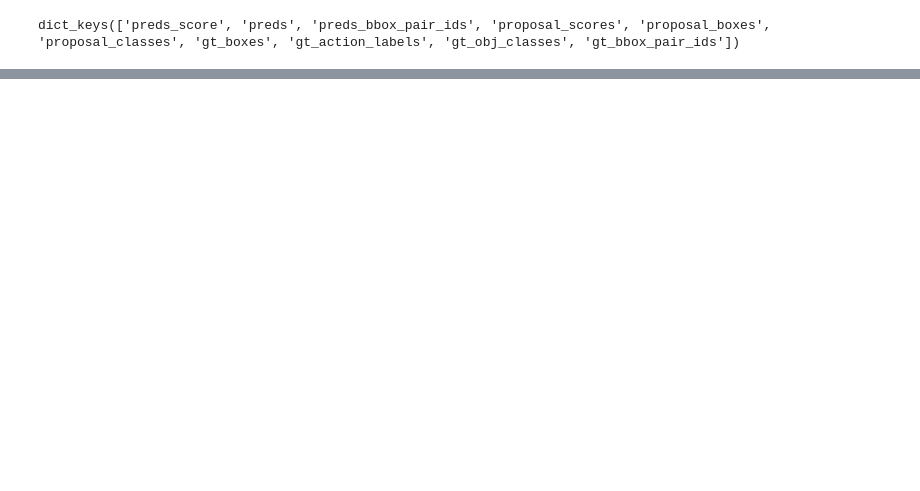
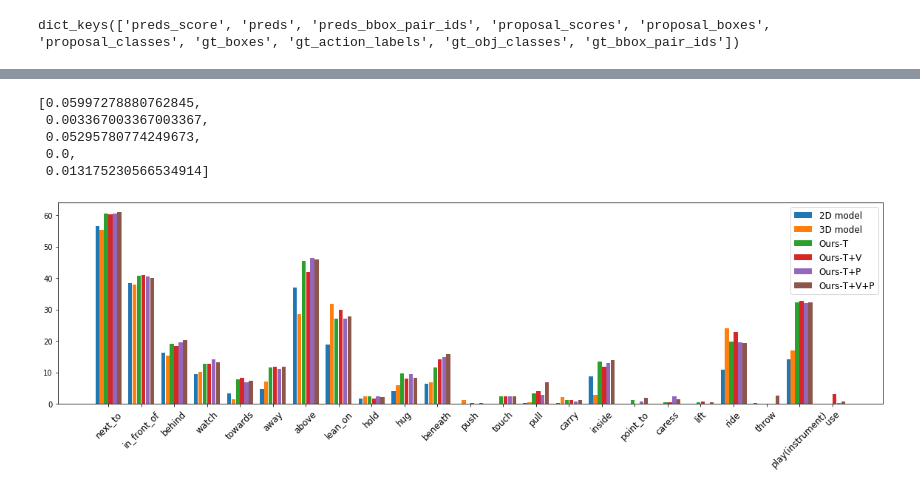
Before and after one commit to coldmanck/VidHOI, a Jupyter notebook: vidor_eval.ipynb, the cells around one changed output, grey strips where cells are left out. Cells and saved outputs as stored; diff of their text form; code cells hidden in the pictures; blank space fills up the shorter version.

```diff
--- a/vidor_eval.ipynb
+++ b/vidor_eval.ipynb
@@ -579,0 +1155,8 @@ lick: 0.000000 (0.541871%)
+# %%
+slowfast_example_mAPs_new
+# %% [output]
+[0.05997278880762845,
+ 0.003367003367003367,
+ 0.05295780774249673,
+ 0.0,
+ 0.013175230566534914]
@@ -579,0 +1201,20 @@ lick: 0.000000 (0.541871%)
+# %%
+import json
+
+sorted_predicates_dict = {idx_to_pred[k]: v for k, v in sorted(pred_count.items(), key=lambda item: item[1], reverse=True)}
+sorted_predicates = list(sorted_predicates_dict.keys())
+
+thresh = 0.001
+sorted_predicates_dict_threshed = {key:pred_mean_APs[key] for key in sorted_predicates_dict.keys() if pred_mean_APs[key] >= thresh}
+sorted_predicates_threshed = list(sorted_predicates_dict_threshed.keys())
+
+data_list = {
+    'sorted_predicates': sorted_predicates,
+    'sorted_predicates_threshed': sorted_predicates_threshed,
+}
+
+with open('slowfast/datasets/vidor/bar_chart_data_list.json', 'w') as f:
+    json.dump(data_list, f)
+
+# with open('slowfast/datasets/vidor/bar_chart_data_list.json', 'r') as f:
+#     data_list = json.load(f)
@@ -579,0 +1290,29 @@ lick: 0.000000 (0.541871%)
+# %%
+use_thresh = True # check this!
+if use_thresh:
+    keys = sorted_predicates_threshed
+else:
+    only_show_top = 50 # only show top 30 frequent predicates
+    keys = sorted_predicates[:only_show_top]
+
+precent_view = True
+data = {
+    "2D model": [image_baseline_pred_mean_APs[key]*100 if percent_view else image_baseline_pred_mean_APs[key] for key in keys], # list(image_baseline_pred_mean_APs.values())[:only_show_top],
+    "3D model": [slowfast_pred_mean_APs[key]*100 if percent_view else slowfast_pred_mean_APs[key] for key in keys], # list(slowfast_pred_mean_APs.values())[:only_show_top],
+    "Ours-T": [slowfast_trajectory_pred_mean_APs[key]*100 if percent_view else slowfast_trajectory_pred_mean_APs[key] for key in keys], # list(slowfast_trajectory_pred_mean_APs.values())[:only_show_top],
+    "Ours-T+V": [slowfast_trajectory_toipool_pred_mean_APs[key]*100 if percent_view else slowfast_trajectory_toipool_pred_mean_APs[key] for key in keys], # list(slowfast_trajectory_toipool_pred_mean_APs.values())[:only_show_top],
+    "Ours-T+P": [slowfast_trajectory_spatial_pred_mean_APs[key]*100 if percent_view else slowfast_trajectory_spatial_pred_mean_APs[key] for key in keys], # list(slowfast_trajectory_spatial_pred_mean_APs.values())[:only_show_top],
+    "Ours-T+V+P": [slowfast_trajectory_toipool_spatial_pred_mean_APs[key]*100 if percent_view else slowfast_trajectory_toipool_spatial_pred_mean_APs[key] for key in keys], # list(slowfast_trajectory_spatial_pred_mean_APs.values())[:only_show_top],
+}
+
+fig, ax = plt.subplots()
+bar_plot(ax, data, total_width=.8, single_width=.9)
+fig.set_size_inches(20, 5)
+#     plt.xticks(range(len(predicates[:only_show_top])), predicates[:only_show_top])
+plt.xticks(range(len(keys)), keys)
+#     ax.set_xticklabels(predicates)
+# plt.title('Predicate mean AP')
+plt.xticks(rotation=45,fontsize=12)
+plt.show()
+# %% [output]
+[figure, added]
```
Also changed, not shown: parts of 37 cells of this notebook, 42 other files.
